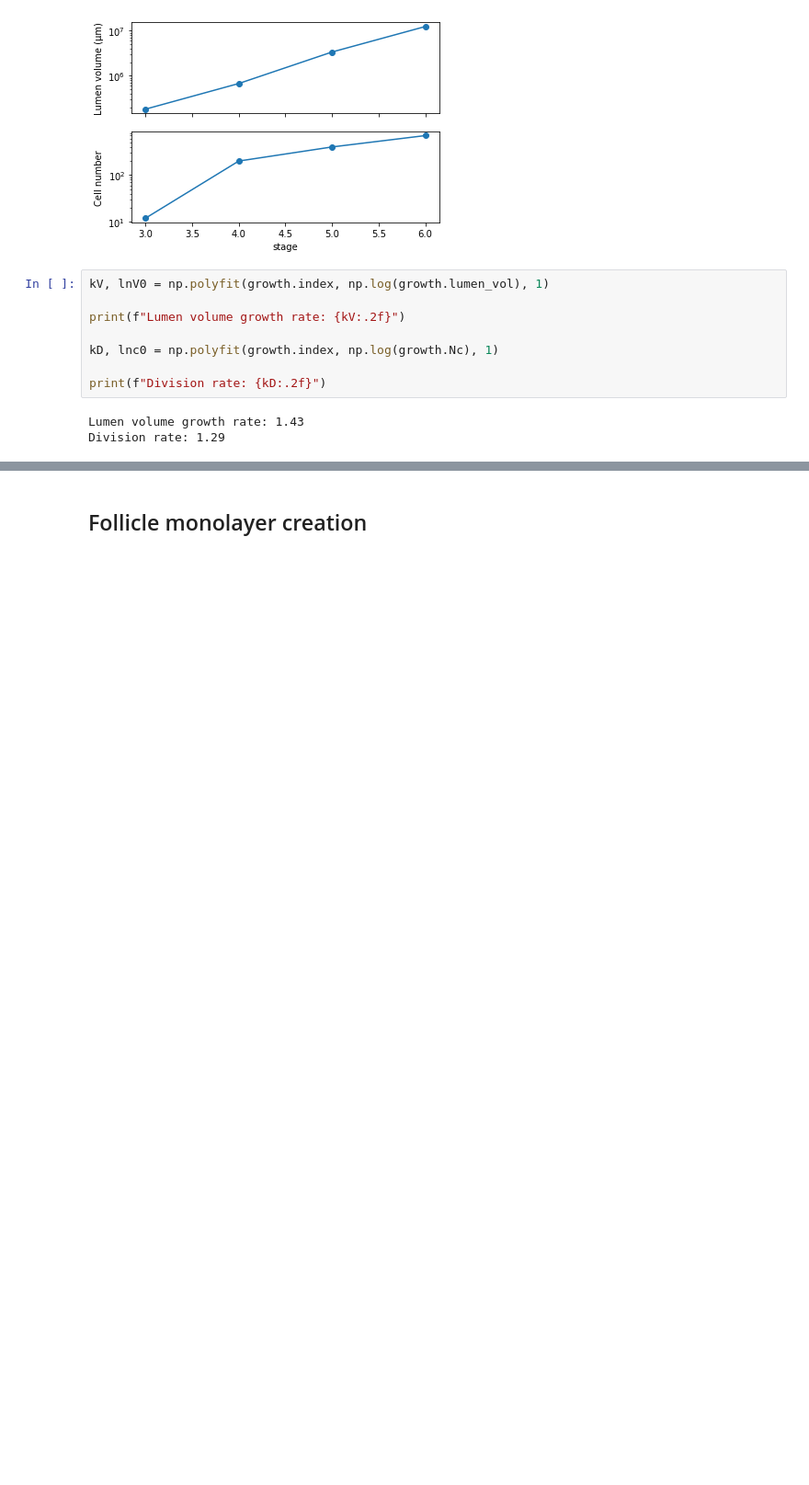
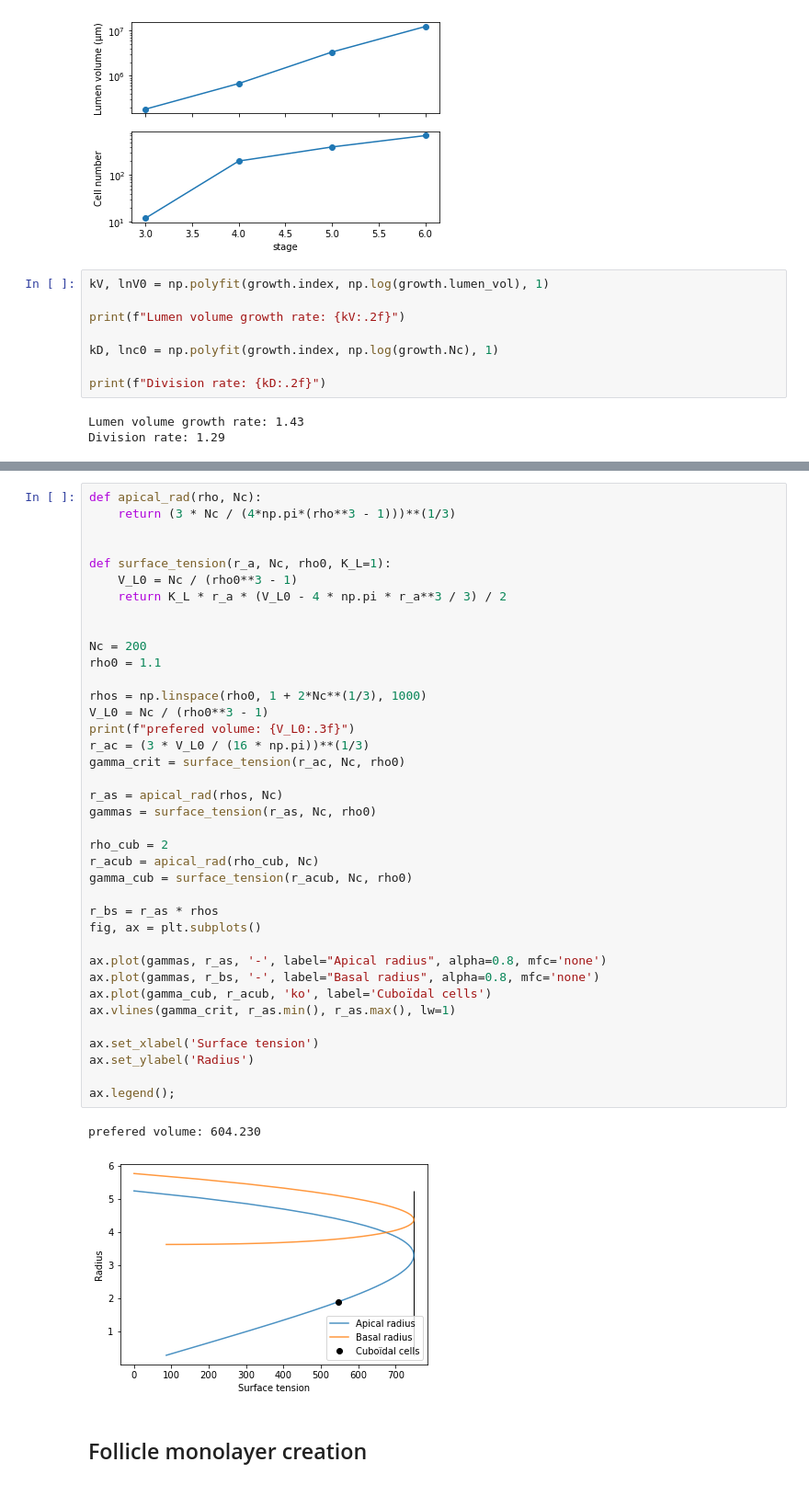
Before and after one commit to glyg/pyfollicle, a Jupyter notebook: notebooks/FollicleEllongation.ipynb, the cells around one changed output, grey strips where cells are left out. Shown at 92% size. Drawn from its saved outputs; the diff is of its cells as text; blank space fills up the shorter version.

```diff
--- a/notebooks/FollicleEllongation.ipynb
+++ b/notebooks/FollicleEllongation.ipynb
@@ -97,3 +156,44 @@ Division rate: 1.29
+# %%
+def apical_rad(rho, Nc):
+    return (3 * Nc / (4*np.pi*(rho**3 - 1)))**(1/3)
+
+
+def surface_tension(r_a, Nc, rho0, K_L=1):
+    V_L0 = Nc / (rho0**3 - 1)
+    return K_L * r_a * (V_L0 - 4 * np.pi * r_a**3 / 3) / 2
+
+
+Nc = 200
+rho0 = 1.1
+
+rhos = np.linspace(rho0, 1 + 2*Nc**(1/3), 1000)
+V_L0 = Nc / (rho0**3 - 1)
+print(f"prefered volume: {V_L0:.3f}")
+r_ac = (3 * V_L0 / (16 * np.pi))**(1/3)
+gamma_crit = surface_tension(r_ac, Nc, rho0)
+
+r_as = apical_rad(rhos, Nc)
+gammas = surface_tension(r_as, Nc, rho0)
+
+rho_cub = 2
+r_acub = apical_rad(rho_cub, Nc)
+gamma_cub = surface_tension(r_acub, Nc, rho0)
+
+r_bs = r_as * rhos
+fig, ax = plt.subplots()
+
+ax.plot(gammas, r_as, '-', label="Apical radius", alpha=0.8, mfc='none')
+ax.plot(gammas, r_bs, '-', label="Basal radius", alpha=0.8, mfc='none')
+ax.plot(gamma_cub, r_acub, 'ko', label='Cuboïdal cells')
+ax.vlines(gamma_crit, r_as.min(), r_as.max(), lw=1)
+
+ax.set_xlabel('Surface tension')
+ax.set_ylabel('Radius')
+
+ax.legend();
+# %% [output]
+prefered volume: 604.230
+[figure, added]
 # %% [markdown]
 ## Follicle monolayer creation
 # %%
```
Also changed, not shown: parts of 33 cells of this notebook, 2 other files.
